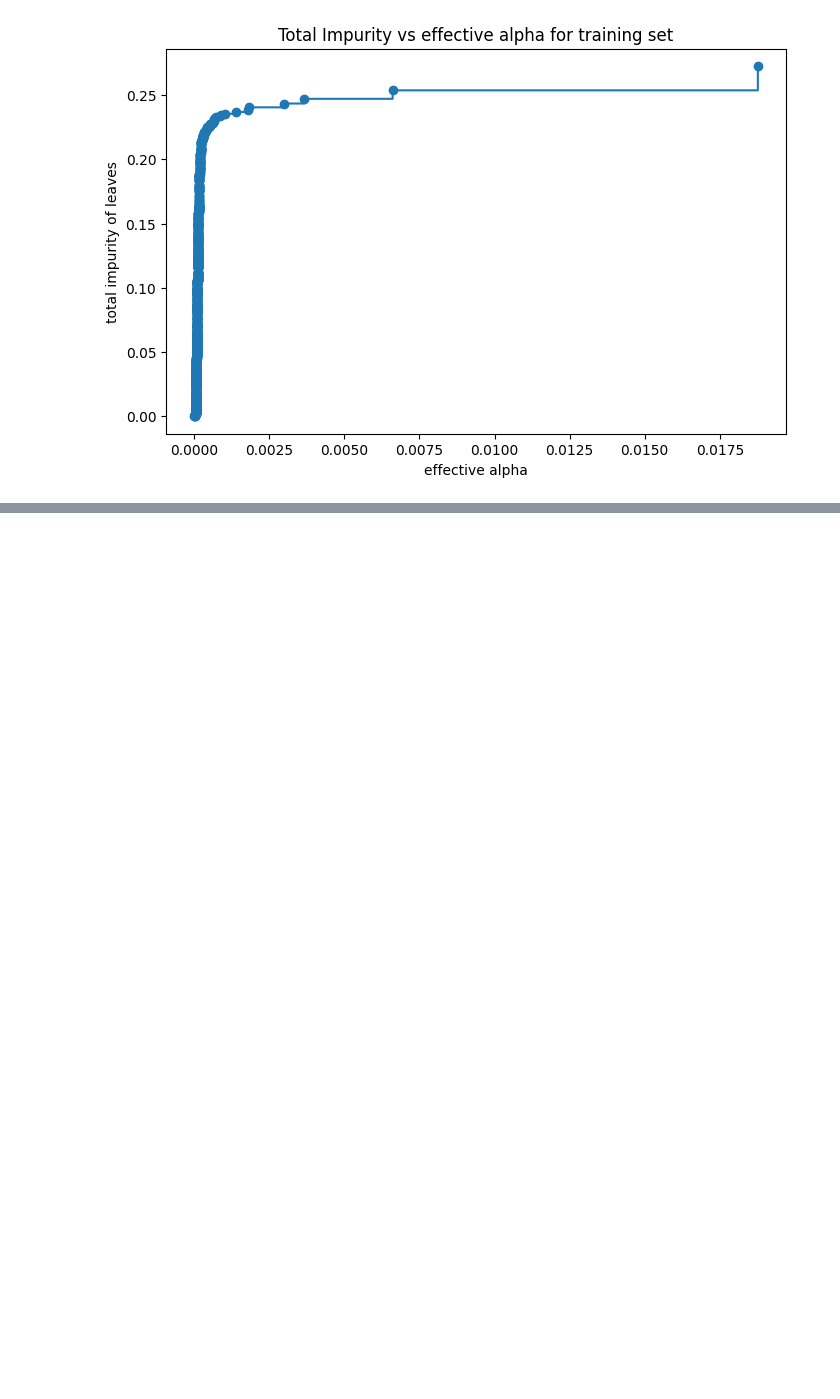
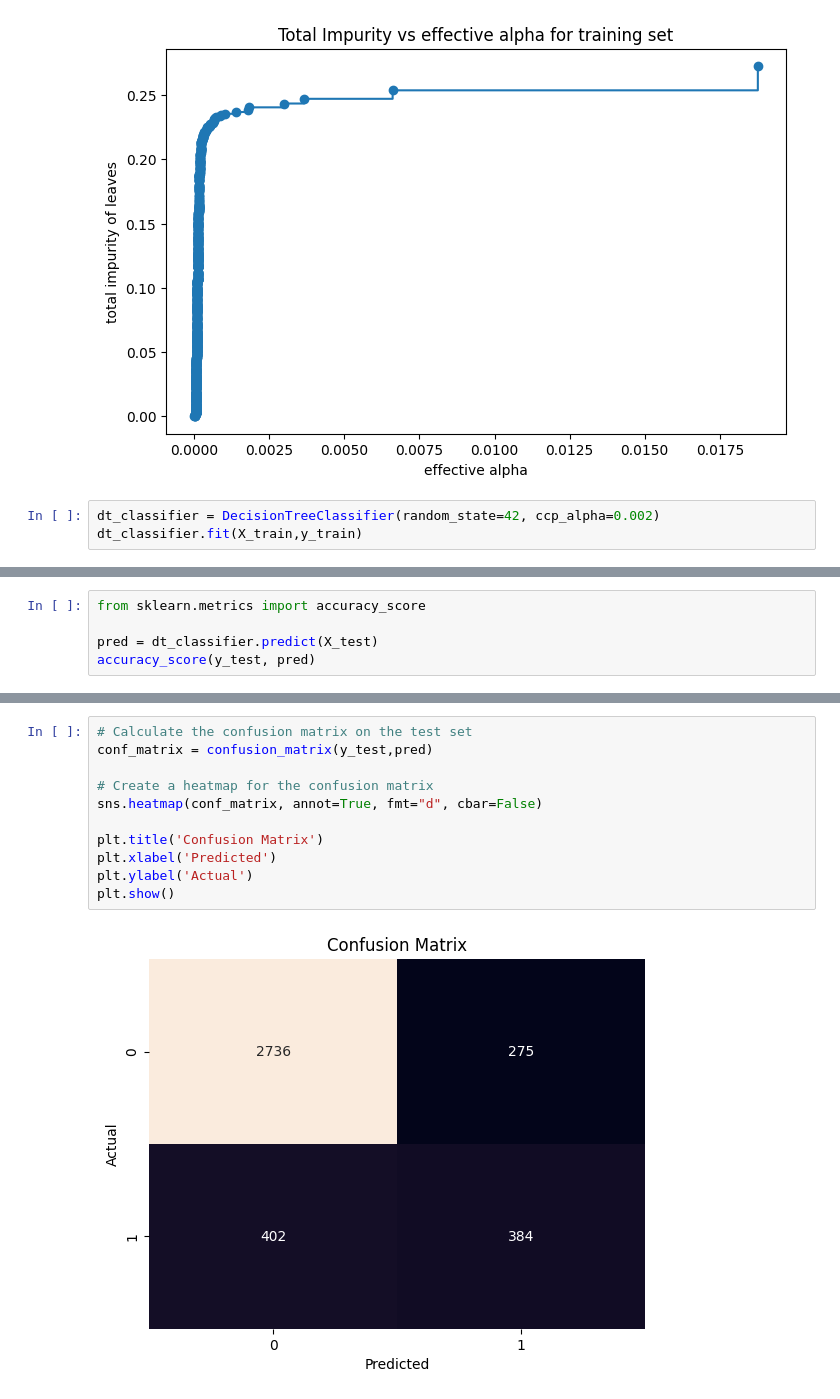
Before and after one commit to nikoyasam/MachineLearningCW, a Jupyter notebook: machine learninng/decison trees.ipynb, the cells around one changed output, grey strips where cells are left out. Saved outputs shown, nothing was run; the diff lists cells and outputs as text; blank space fills up the shorter version.

```diff
--- a/machine learninng/decison trees.ipynb
+++ b/machine learninng/decison trees.ipynb
@@ -695,3 +695,6 @@ ax.set_title("Total Impurity vs effective alpha for training set")
 # %% [output]
 Text(0.5, 1.0, 'Total Impurity vs effective alpha for training set')
 [figure]
+# %%
+dt_classifier = DecisionTreeClassifier(random_state=42, ccp_alpha=0.002)
+dt_classifier.fit(X_train,y_train)
@@ -697,0 +703,5 @@ Text(0.5, 1.0, 'Total Impurity vs effective alpha for training set')
+# %%
+from sklearn.metrics import accuracy_score
+
+pred = dt_classifier.predict(X_test)
+accuracy_score(y_test, pred)
@@ -697,0 +732,13 @@ Text(0.5, 1.0, 'Total Impurity vs effective alpha for training set')
+# %%
+# Calculate the confusion matrix on the test set
+conf_matrix = confusion_matrix(y_test,pred)
+
+# Create a heatmap for the confusion matrix
+sns.heatmap(conf_matrix, annot=True, fmt="d", cbar=False)
+
+plt.title('Confusion Matrix')
+plt.xlabel('Predicted')
+plt.ylabel('Actual')
+plt.show()
+# %% [output]
+[figure, added]
```
Also changed, not shown: parts of 5 cells of this notebook.
